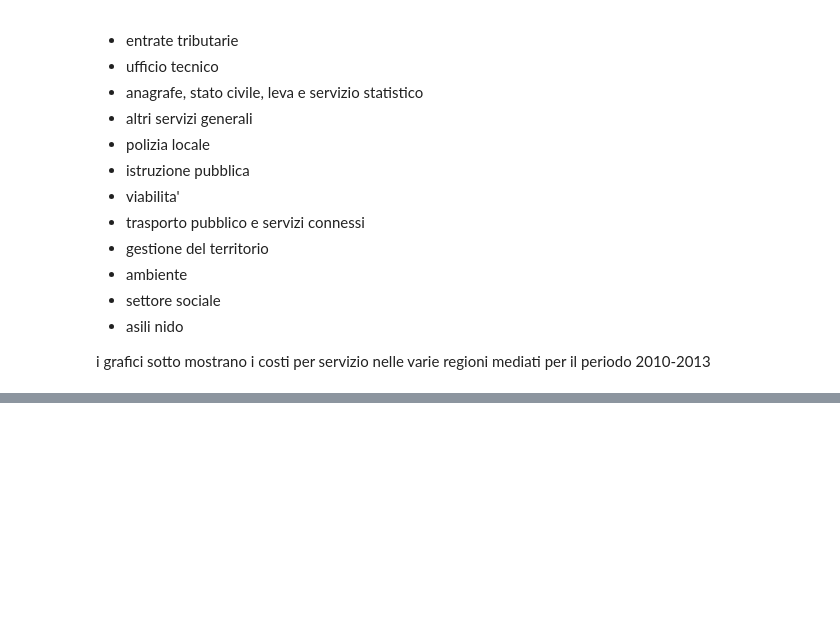
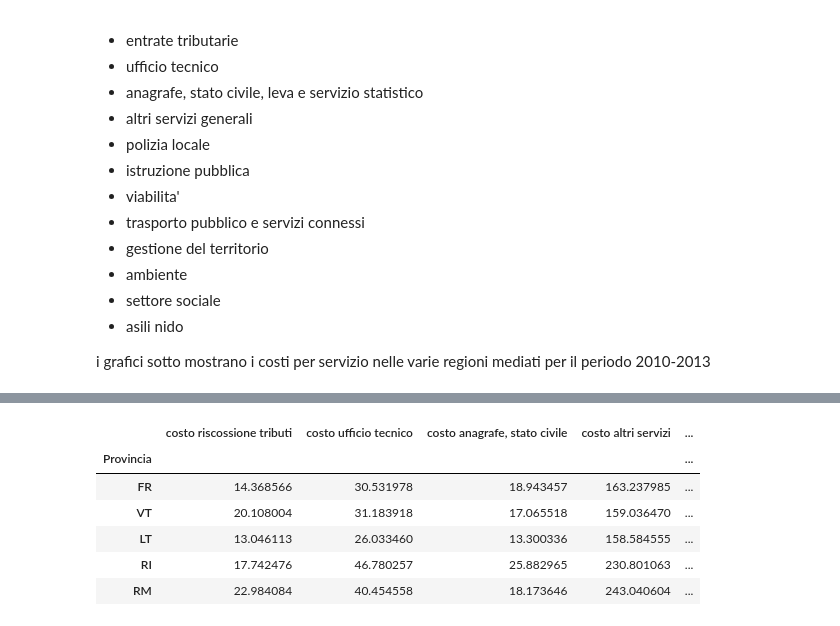
Before and after one commit to teamdigitale/daf-data-science, a Jupyter notebook: opencivitas/analisi costi servizi regioni.ipynb, the cells around one changed output, grey strips where cells are left out. Drawn from its saved outputs; the diff is of its cells as text; code cells hidden in the pictures; blank space fills up the shorter version.

```diff
--- a/opencivitas/analisi costi servizi regioni.ipynb
+++ b/opencivitas/analisi costi servizi regioni.ipynb
@@ -102,2 +86,0 @@ La tabella mostra come la regione con in costi piu' bassi in base al numero dei
-# %%
-df_costi_medi_per_regione = df_costi_medi_per_regione.drop('costo spesa totale', axis=1)
@@ -251,0 +121,32 @@ dtype: float64
+# %%
+df_lazio = df[df['Regione'] == 'LAZIO']
+
+#group by Provincia
+df_lazio_prov = df_lazio.groupby(["Provincia"]).sum()
+
+# select the columns
+dimensioni = ['tot_contribuenti']
+costi_columns = [c for c in df.columns if c.startswith('costo')]
+costi_columns.remove('costo spesa totale')
+
+# #apply the selection
+df_lazio_prov = df_lazio_prov[costi_columns + dimensioni]
+
+# divide the cost values for the number of tax payers
+df_lazio_prov_media = df_lazio_prov.copy()
+df_lazio_prov_media[costi_columns] = df_lazio_prov_media[costi_columns].div(df_lazio_prov_media['tot_contribuenti'], axis='index')
+
+df_lazio_prov_media = df_lazio_prov_media.drop('tot_contribuenti', axis=1)
+df_lazio_prov_media['costo spesa totale'] = df_lazio_prov_media[costi_columns].sum(axis=1)
+df_lazio_prov_media = df_lazio_prov_media.sort_values('costo spesa totale')
+
+costi_columns.append('costo spesa totale')
+df_lazio_prov_media
+# %% [output]
+|  | costo riscossione tributi | costo ufficio tecnico | costo anagrafe, stato civile | costo altri servizi | ... |
+| Provincia |  |  |  |  | ... |
+| FR | 14.368566 | 30.531978 | 18.943457 | 163.237985 | ... |
+| VT | 20.108004 | 31.183918 | 17.065518 | 159.036470 | ... |
+| LT | 13.046113 | 26.033460 | 13.300336 | 158.584555 | ... |
+| RI | 17.742476 | 46.780257 | 25.882965 | 230.801063 | ... |
+| RM | 22.984084 | 40.454558 | 18.173646 | 243.040604 | ... |
```
Also changed, not shown: parts of 12 cells of this notebook.
